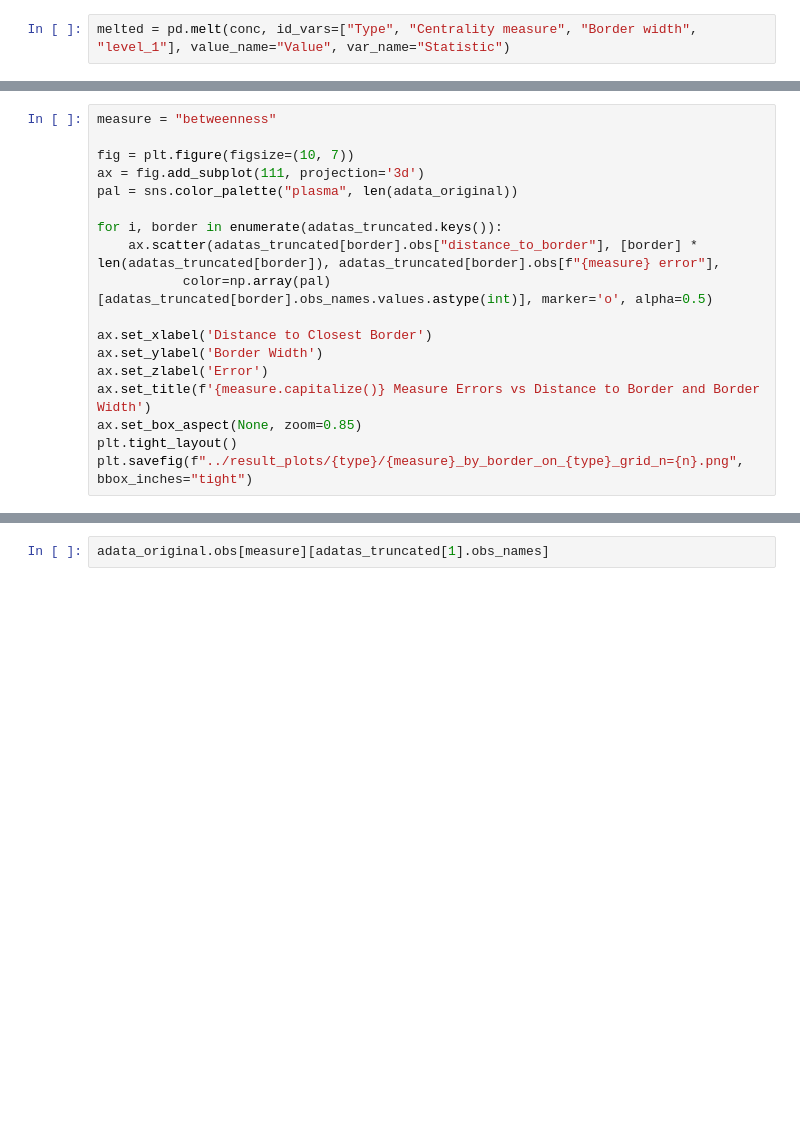
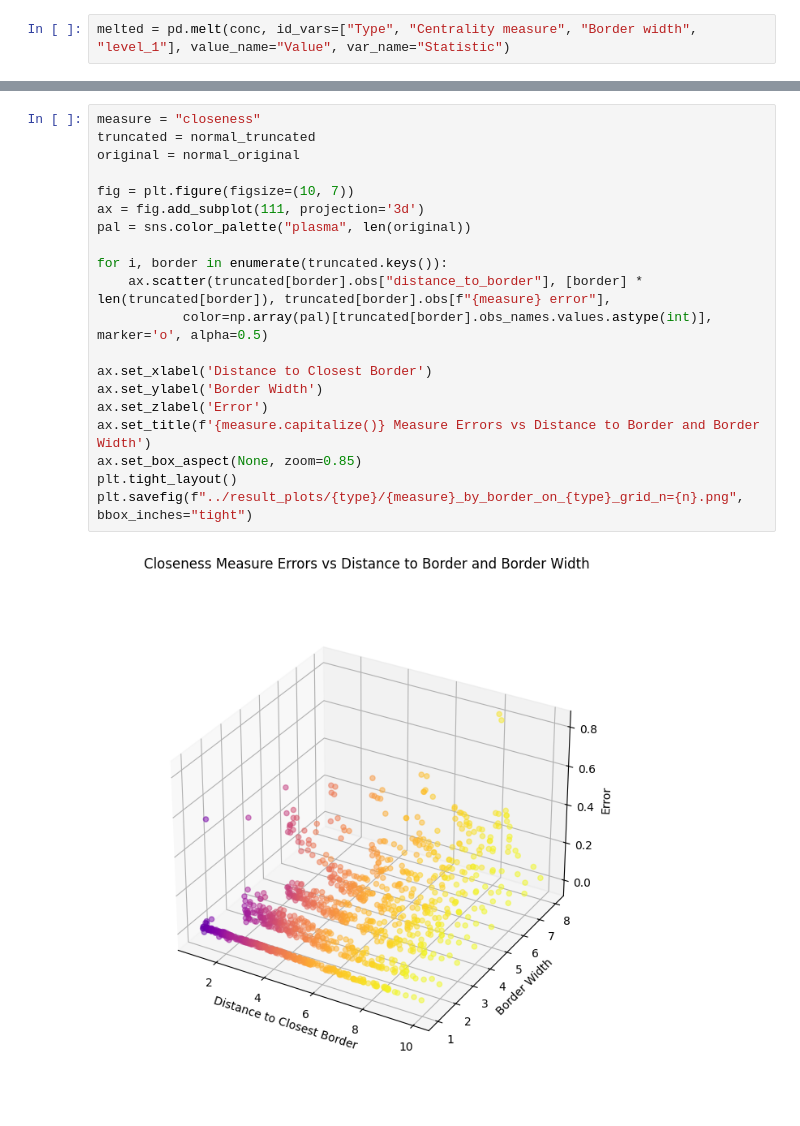
Before and after one commit to uderhardtlab/truncated_graphs, a Jupyter notebook: notebooks/first_analyses.ipynb, the cells around one changed output, grey strips where cells are left out. Cells and saved outputs as stored; diff of their text form; blank space fills up the shorter version.

```diff
--- a/notebooks/first_analyses.ipynb
+++ b/notebooks/first_analyses.ipynb
@@ -101,18 +98,0 @@ sns.relplot(melted, kind="line", y="Value", x="Border width", hue="Centrality me
-# %%
-measure = "betweenness"
-
-fig = plt.figure(figsize=(10, 7))
-ax = fig.add_subplot(111, projection='3d')
-pal = sns.color_palette("plasma", len(adata_original))
-
-for i, border in enumerate(adatas_truncated.keys()):
-    ax.scatter(adatas_truncated[border].obs["distance_to_border"], [border] * len(adatas_truncated[border]), adatas_truncated[border].obs[f"{measure} error"],
-           color=np.array(pal)[adatas_truncated[border].obs_names.values.astype(int)], marker='o', alpha=0.5)
-
-ax.set_xlabel('Distance to Closest Border')
-ax.set_ylabel('Border Width')
-ax.set_zlabel('Error')
-ax.set_title(f'{measure.capitalize()} Measure Errors vs Distance to Border and Border Width')
-ax.set_box_aspect(None, zoom=0.85)
-plt.tight_layout()
-plt.savefig(f"../result_plots/{type}/{measure}_by_border_on_{type}_grid_n={n}.png", bbox_inches="tight")
@@ -133,2 +107,22 @@ plot_graphs_with_errors(reg_original, reg_truncated[border], border=border, meas
-# %%
-adata_original.obs[measure][adatas_truncated[1].obs_names]
+# %%
+measure = "closeness"
+truncated = normal_truncated
+original = normal_original
+
+fig = plt.figure(figsize=(10, 7))
+ax = fig.add_subplot(111, projection='3d')
+pal = sns.color_palette("plasma", len(original))
+
+for i, border in enumerate(truncated.keys()):
+    ax.scatter(truncated[border].obs["distance_to_border"], [border] * len(truncated[border]), truncated[border].obs[f"{measure} error"],
+           color=np.array(pal)[truncated[border].obs_names.values.astype(int)], marker='o', alpha=0.5)
+
+ax.set_xlabel('Distance to Closest Border')
+ax.set_ylabel('Border Width')
+ax.set_zlabel('Error')
+ax.set_title(f'{measure.capitalize()} Measure Errors vs Distance to Border and Border Width')
+ax.set_box_aspect(None, zoom=0.85)
+plt.tight_layout()
+plt.savefig(f"../result_plots/{type}/{measure}_by_border_on_{type}_grid_n={n}.png", bbox_inches="tight")
+# %% [output]
+[figure, added]
```
Also changed, not shown: parts of 5 cells of this notebook, 2 other files.
